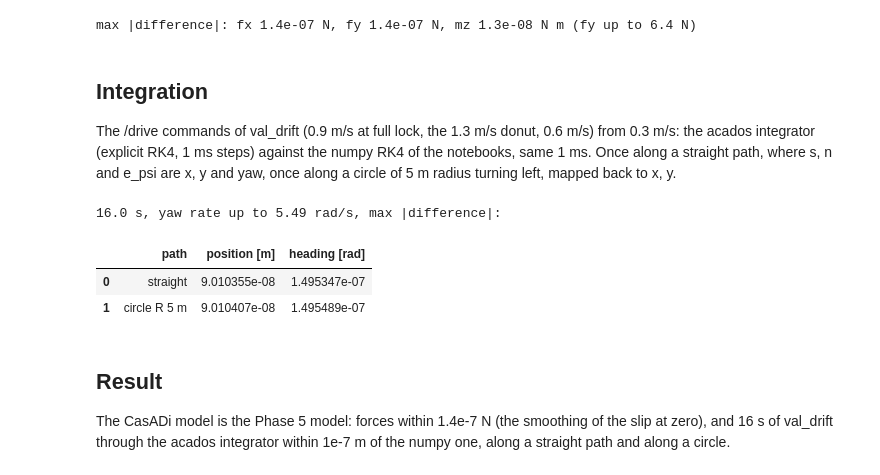
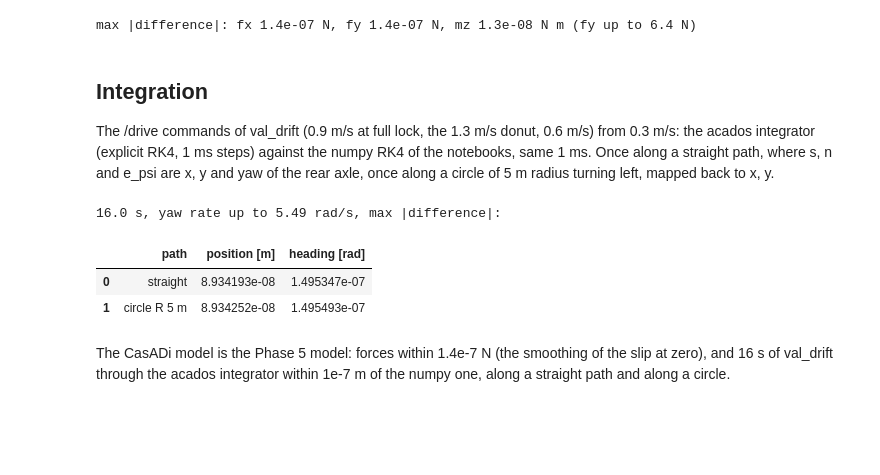
Before and after one commit to Gelminaio/drift-mpc-ackermann, a Jupyter notebook: notebooks/nmpc.ipynb, the cells around one changed output. Cells and saved outputs as stored; diff of their text form; code cells hidden in the pictures; blank space fills up the shorter version.

```diff
--- a/notebooks/nmpc.ipynb
+++ b/notebooks/nmpc.ipynb
@@ -41,8 +47,8 @@ max |difference|: fx 1.4e-07 N, fy 1.4e-07 N, mz 1.3e-08 N m (fy up to 6.4 N)
 
 The /drive commands of val_drift (0.9 m/s at full lock, the 1.3 m/s donut, 0.6 m/s) from 0.3 m/s:
 the acados integrator (explicit RK4, 1 ms steps) against the numpy RK4 of the notebooks, same
-1 ms. Once along a straight path, where s, n and e_psi are x, y and yaw, once along a circle of
-5 m radius turning left, mapped back to x, y.
+1 ms. Once along a straight path, where s, n and e_psi are x, y and yaw of the rear axle, once
+along a circle of 5 m radius turning left, mapped back to x, y.
 # %%
 run = pd.read_parquet('../data/sysid/val_drift.parquet')
 run = run[run['cmd_speed'].ffill() > 0].reset_index(drop=True)
@@ -61,7 +67,7 @@ def deriv(x, dc, uc):
                      fx / vm.M + vy * r, fy / vm.M - vx * r, mz / vm.IZ, (dc - d) / vm.TAU, (uc - u) / TAU_U])
 
 
-x = np.array([0, 0, 0, 0.3, 0, 0, d_cmd[0], 0.3])
+x = np.array([p['lr'], 0, 0, 0.3, 0, 0, d_cmd[0], 0.3])     # CG, rear axle on the origin
 ref = []
 for i in cmd:
     h = dt / 20
@@ -73,6 +79,7 @@ for i in cmd:
         x = x + h / 6 * (k1 + 2 * k2 + 2 * k3 + k4)
     ref.append(x)
 ref = np.array(ref)
+rear_x, rear_y = ref[:, 0] - p['lr'] * np.cos(ref[:, 2]), ref[:, 1] - p['lr'] * np.sin(ref[:, 2])
 
 
 def acados_run(kappa):
@@ -80,41 +87,40 @@ def acados_run(kappa):
     sim.model = path_model(p)
     sim.parameter_values = np.array([1.0, kappa])
     sim.solver_options.T = dt
     sim.solver_options.integrator_type = 'ERK'
     sim.solver_options.num_stages = 4
     sim.solver_options.num_steps = 20
-    sim.code_export_directory = tempfile.mkdtemp()
-    solver = AcadosSimSolver(sim, json_file=os.path.join(sim.code_export_directory, 'sim.json'), verbose=False)
+    sim.code_gen_options.code_export_directory = tempfile.mkdtemp()
+    sim.code_gen_options.json_file = os.path.join(sim.code_gen_options.code_export_directory, 'sim.json')
+    solver = AcadosSimSolver(sim, verbose=False)
     x = np.array([0, 0, 0, 0.3, 0, 0, d_cmd[0], 0.3, d_cmd[0], u_cmd[0]])
     out = []
     for i in cmd:
         x[8:] = d_cmd[i], u_cmd[i]
         x = solver.simulate(x=x, u=np.zeros(2))
         out.append(x)
     return np.array(out)
 
 
 rows = []
 for kappa in [0.0, 0.2]:
     s, n, e_psi = acados_run(kappa)[:, :3].T
     if kappa == 0:
         X, Y, psi = s, n, e_psi
     else:
         R, a = 1 / kappa, s * kappa     # circle centred at (0, R), from the origin heading +x
         X, Y, psi = R * np.sin(a) - n * np.sin(a), R - R * np.cos(a) + n * np.cos(a), a + e_psi
     rows.append({'path': 'straight' if kappa == 0 else 'circle R 5 m',
-                 'position [m]': np.hypot(X - ref[:, 0], Y - ref[:, 1]).max(),
+                 'position [m]': np.hypot(X - rear_x, Y - rear_y).max(),
                  'heading [rad]': np.abs(psi - ref[:, 2]).max()})
 print(f'{steps * dt:.1f} s, yaw rate up to {ref[:, 5].max():.2f} rad/s, max |difference|:')
 pd.DataFrame(rows)
 # %% [output]
 16.0 s, yaw rate up to 5.49 rad/s, max |difference|:
 |  | path | position [m] | heading [rad] |
-| 0 | straight | 9.010355e-08 | 1.495347e-07 |
-| 1 | circle R 5 m | 9.010407e-08 | 1.495489e-07 |
+| 0 | straight | 8.934193e-08 | 1.495347e-07 |
+| 1 | circle R 5 m | 8.934252e-08 | 1.495493e-07 |
 # %% [markdown]
-## Result
-
-The CasADi model is the Phase 5 model: forces within 1.4e-7 N (the smoothing of the slip at zero),
-and 16 s of val_drift through the acados integrator within 1e-7 m of the numpy one, along a
-straight path and along a circle.
+The CasADi model is the Phase 5 model: forces within 1.4e-7 N (the smoothing of the slip at
+zero), and 16 s of val_drift through the acados integrator within 1e-7 m of the numpy one, along
+a straight path and along a circle.
```
Also changed, not shown: parts of 12 cells of this notebook, 1 other file.
